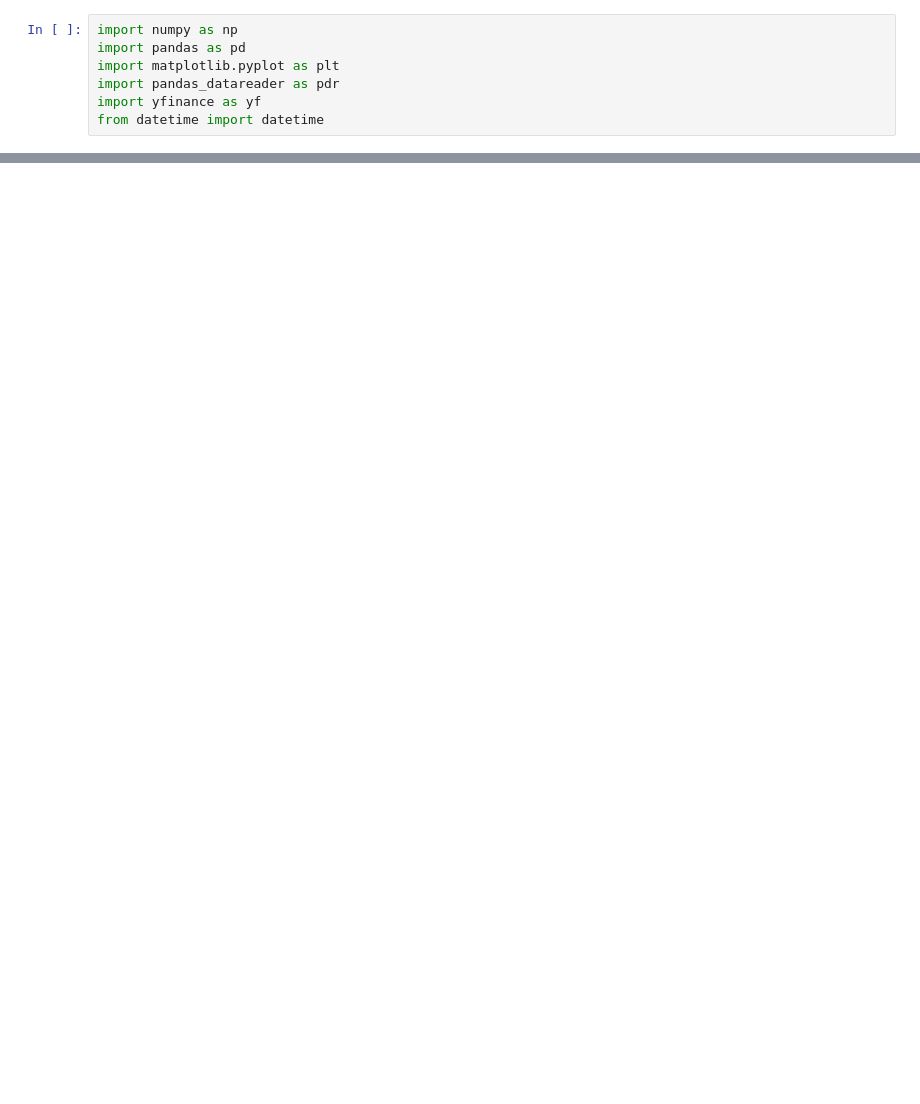
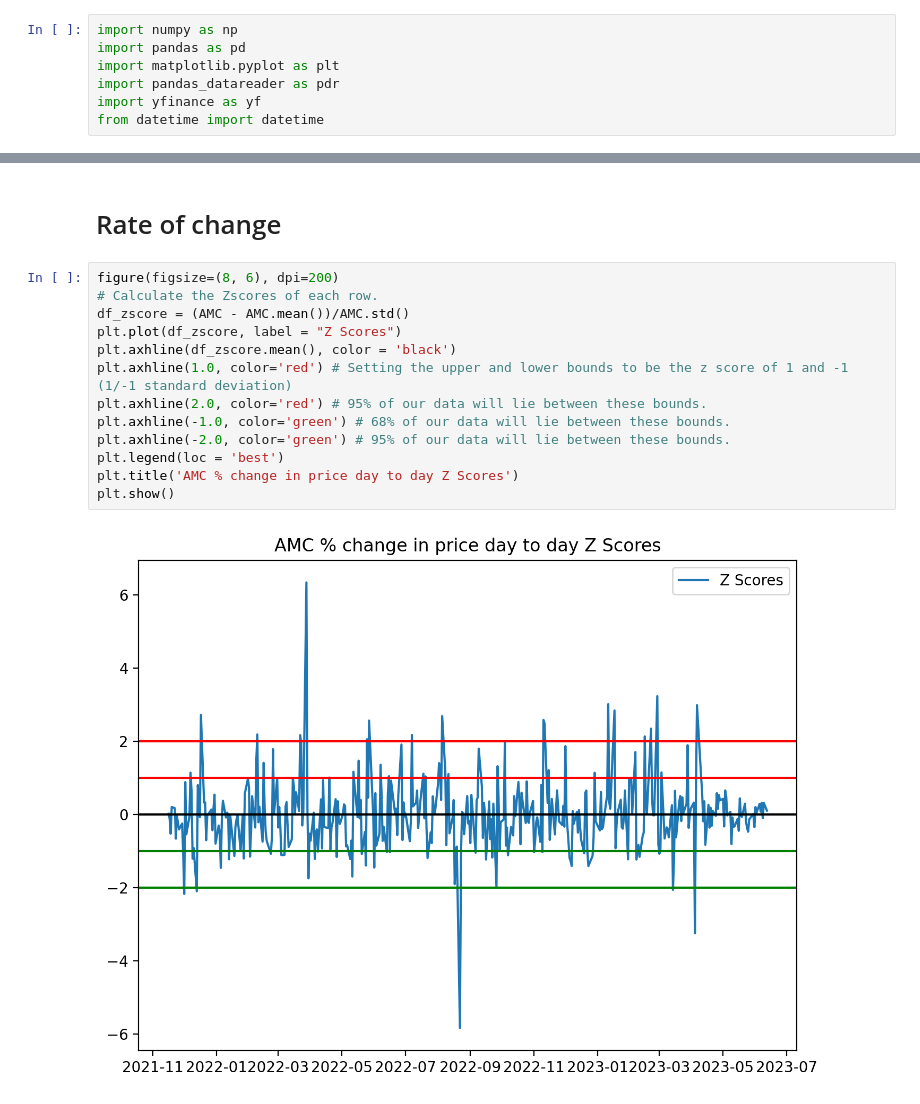
Before and after one commit to xwj0109/Quant-Finance, a Jupyter notebook: Momentum_strategy.ipynb, the cells around one changed output, grey strips where cells are left out. Cells and saved outputs as stored; diff of their text form; blank space fills up the shorter version.

```diff
--- a/Momentum_strategy.ipynb
+++ b/Momentum_strategy.ipynb
@@ -72,0 +73,17 @@ GME.values, GME.mean()
+# %% [markdown]
+<h1>Rate of change</h1>
+# %%
+figure(figsize=(8, 6), dpi=200)
+# Calculate the Zscores of each row.
+df_zscore = (AMC - AMC.mean())/AMC.std()
+plt.plot(df_zscore, label = "Z Scores")
+plt.axhline(df_zscore.mean(), color = 'black')
+plt.axhline(1.0, color='red') # Setting the upper and lower bounds to be the z score of 1 and -1 (1/-1 standard deviation)
+plt.axhline(2.0, color='red') # 95% of our data will lie between these bounds.
+plt.axhline(-1.0, color='green') # 68% of our data will lie between these bounds.
+plt.axhline(-2.0, color='green') # 95% of our data will lie between these bounds.
+plt.legend(loc = 'best')
+plt.title('AMC % change in price day to day Z Scores')
+plt.show()
+# %% [output]
+[figure, added]
```
Also changed, not shown: parts of 7 cells of this notebook.
